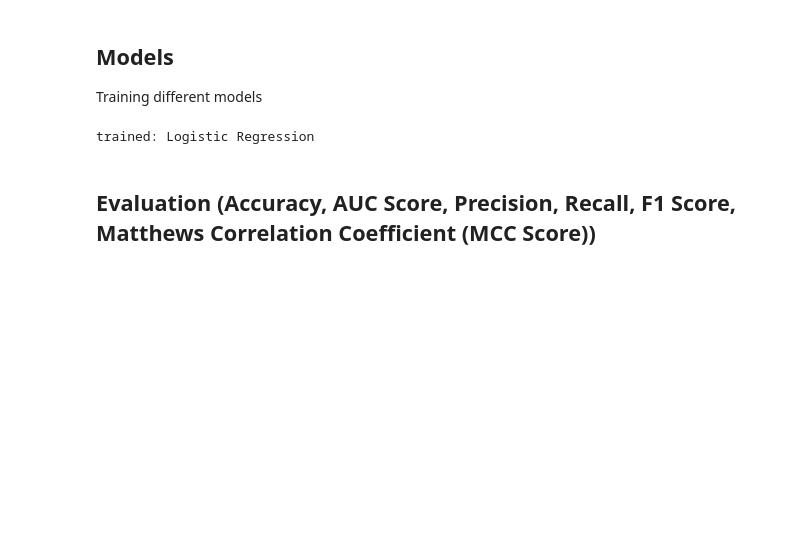
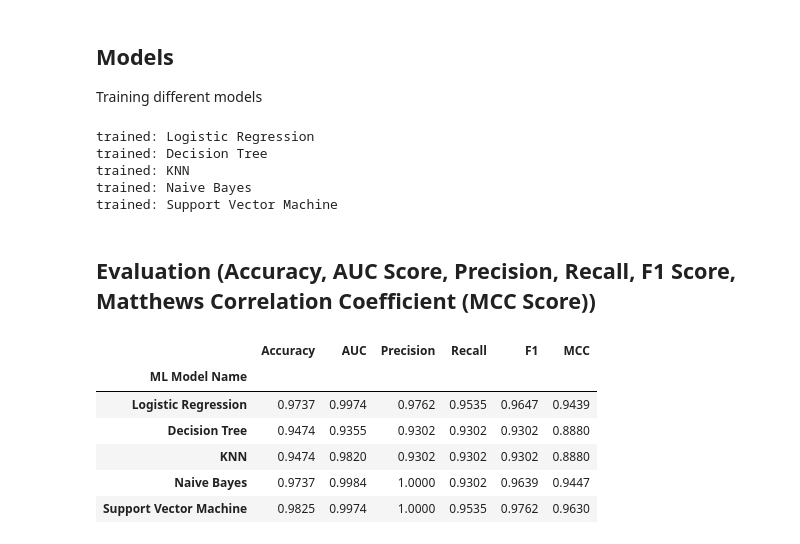
Before and after one commit to tejasviadiga/ml_classification_models, a Jupyter notebook: ml_assignment_2.ipynb, the cells around one changed output. Saved outputs shown, nothing was run; the diff lists cells and outputs as text; code cells hidden in the pictures; blank space fills up the shorter version.

Commit message:
adding other models

```diff
--- a/ml_assignment_2.ipynb
+++ b/ml_assignment_2.ipynb
@@ -216,7 +222,14 @@ Training different models
 # %%
 models = {
     "Logistic Regression": Pipeline([("scaler", StandardScaler()),
-                                     ("clf", LogisticRegression(max_iter=1000, random_state=RANDOM_SEED))])
+                                     ("clf", LogisticRegression(max_iter=1000, random_state=RANDOM_SEED))]),
+    "Decision Tree": DecisionTreeClassifier(max_depth=5, random_state=RANDOM_SEED),
+    "KNN": Pipeline([("scaler", StandardScaler()),
+                     ("clf", KNeighborsClassifier(n_neighbors=5))]),
+    "Naive Bayes": GaussianNB(),
+    "Support Vector Machine": Pipeline([("scaler", StandardScaler()),
+                                        ("clf", SVC(kernel="rbf", probability=True, random_state=RANDOM_SEED))]),
+
 }
 
 for name, m in models.items():
@@ -224,5 +237,33 @@ for name, m in models.items():
     print(f"trained: {name}")
 # %% [output]
 trained: Logistic Regression
+trained: Decision Tree
+trained: KNN
+trained: Naive Bayes
+trained: Support Vector Machine
 # %% [markdown]
 ## Evaluation (Accuracy, AUC Score, Precision, Recall, F1 Score, Matthews Correlation Coefficient (MCC Score))
+# %%
+def evaluate(model, X, y):
+    y_pred = model.predict(X) #predicting the model
+    y_prob = model.predict_proba(X)[:, 1] # getting the probability of class 1 hence using [:, 1] to get second column of 2D array
+    return {
+        "Accuracy":  accuracy_score(y, y_pred),
+        "AUC":       roc_auc_score(y, y_prob),
+        "Precision": precision_score(y, y_pred),
+        "Recall":    recall_score(y, y_pred),
+        "F1":        f1_score(y, y_pred),
+        "MCC":       matthews_corrcoef(y, y_pred)
+    }
+
+results = pd.DataFrame({name: evaluate(m, X_test, y_test) for name, m in models.items()}).T
+results.index.name = "ML Model Name"
+results.round(4)
+# %% [output]
+|  | Accuracy | AUC | Precision | Recall | F1 | MCC |
+| ML Model Name |  |  |  |  |  |  |
+| Logistic Regression | 0.9737 | 0.9974 | 0.9762 | 0.9535 | 0.9647 | 0.9439 |
+| Decision Tree | 0.9474 | 0.9355 | 0.9302 | 0.9302 | 0.9302 | 0.8880 |
+| KNN | 0.9474 | 0.9820 | 0.9302 | 0.9302 | 0.9302 | 0.8880 |
+| Naive Bayes | 0.9737 | 0.9984 | 1.0000 | 0.9302 | 0.9639 | 0.9447 |
+| Support Vector Machine | 0.9825 | 0.9974 | 1.0000 | 0.9535 | 0.9762 | 0.9630 |
```
Also changed, not shown: parts of 1 cell of this notebook.
